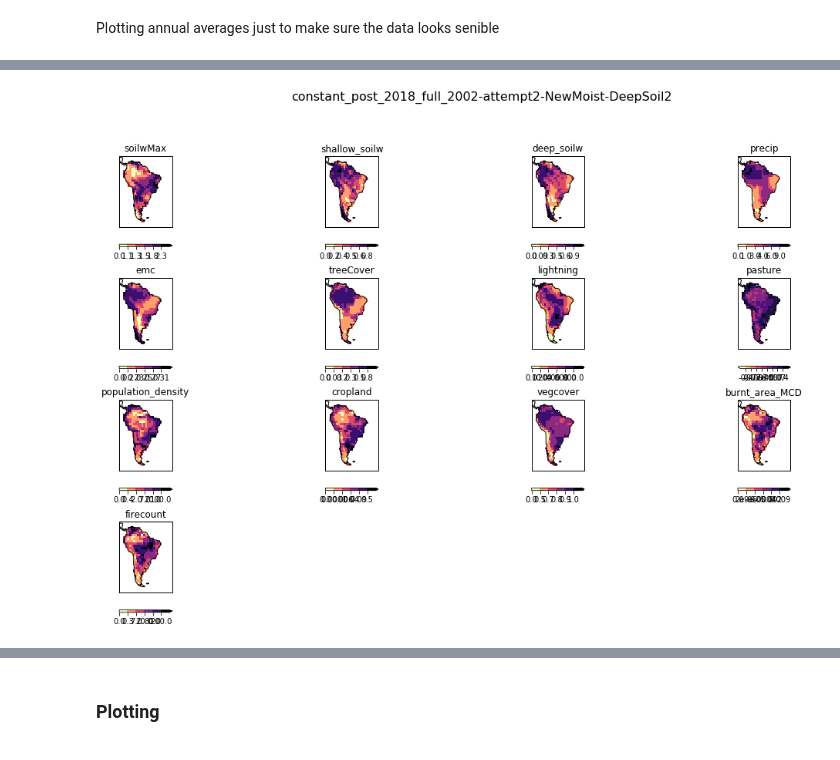
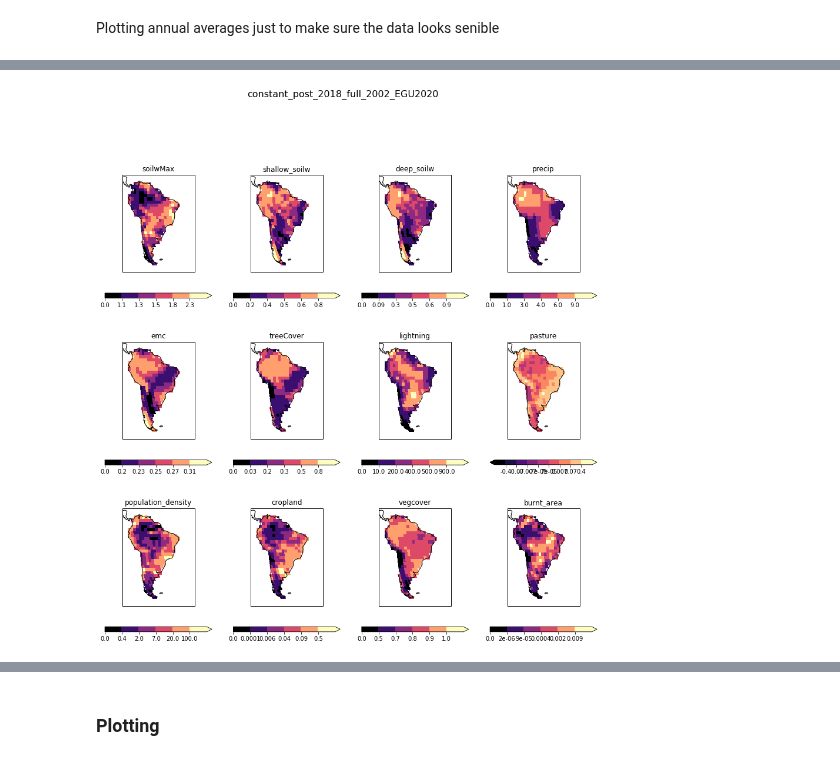
Before and after one commit to douglask3/amazon_fires, a Jupyter notebook: optimise_run_model/make_model_output.ipynb, the cells around one changed output, grey strips where cells are left out. Saved outputs shown, nothing was run; the diff lists cells and outputs as text; code cells hidden in the pictures.

```diff
--- a/optimise_run_model/make_model_output.ipynb
+++ b/optimise_run_model/make_model_output.ipynb
@@ -106,5 +100,4 @@ files = {'soilwMax'           : 'vegetation/MaxOverMean_soilw.0-10cm.gauss.2001-
          'population_density' : 'human/population_density-PD_HYDEv3.2_2001-2018.nc',
          'cropland'           : 'human/cropland2001-2019.nc',
          'vegcover'           : 'vegetation/vegcover-2001-June2018.nc',
-         'burnt_area_MCD'     : 'fire_counts/burnt_area_MCD64A1.006.nc',
-         'firecount'          : 'fire_counts/firecount_TERRA_M__T.nc'}
+         'burnt_area'         : 'fire_counts/burnt_area_MCD64A1.006.nc'}
@@ -127,3 +104,8 @@ File = title_output + '.nc'
+# %%
+param_file = '../outputs/params-test_for_EGU2020.csv'
+
+title_output = 'constant_post_2018_full_2002_EGU2020'
+fire_Season = [8]
 # %% [markdown]
 Open data. The model takes data in the same dict class as above.
 # %%
@@ -174,18 +141,16 @@ for key, dat in input_data.items():
 # %%
 nd = 0
 
-plt.figure(figsize = (15, 10))
+plt.figure(figsize = (15, 20))
 
 for key, dat in input_data.items():
     nd = nd + 1
     dat = dat.collapsed('time', iris.analysis.MEAN)
     dat.long_name = key
-    plot_lonely_cube(dat, 4, 4, nd, cmap = 'magma_r', levels = None)
+    plot_lonely_cube(dat, 4, 4, nd, cmap = 'magma', levels = None)
     plt.suptitle(title_output, fontsize=16)
     plt.subplots_adjust(top=0.88)
-if fig:
-    plt.savefig(dir_fig + "input_data.png")
 # %% [output]
-[figure, old version]
+[figure, new version]
 # %% [markdown]
 ## The model
```
Also changed, not shown: parts of 26 cells of this notebook.
